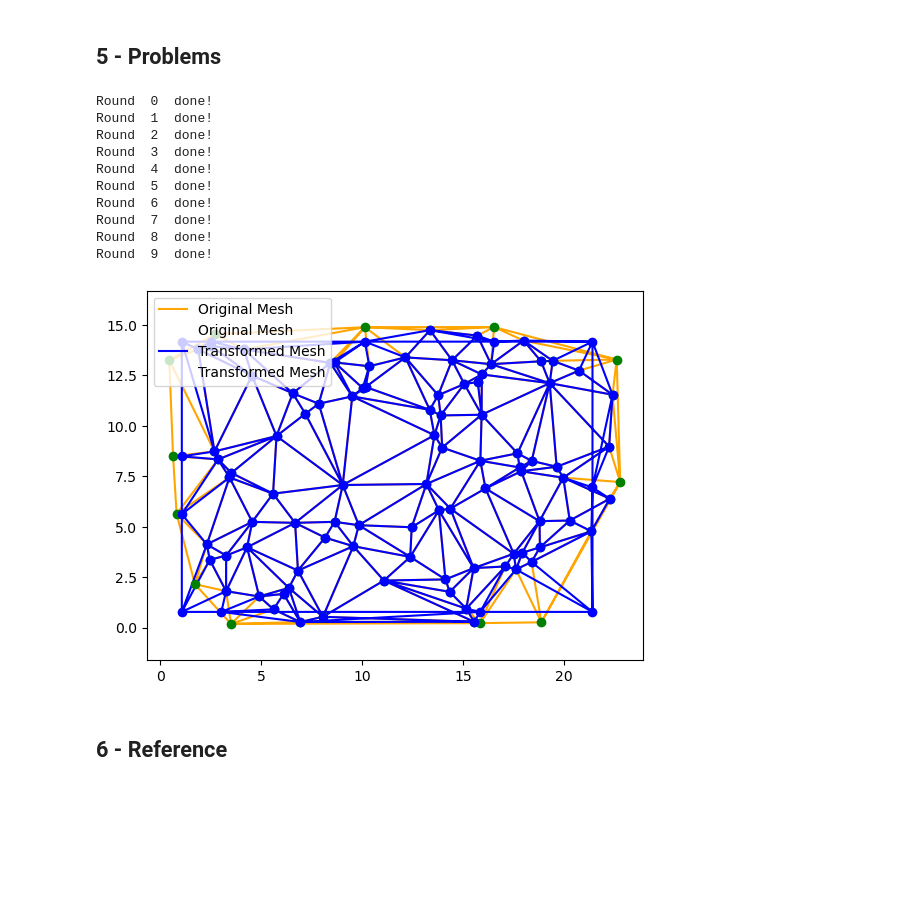
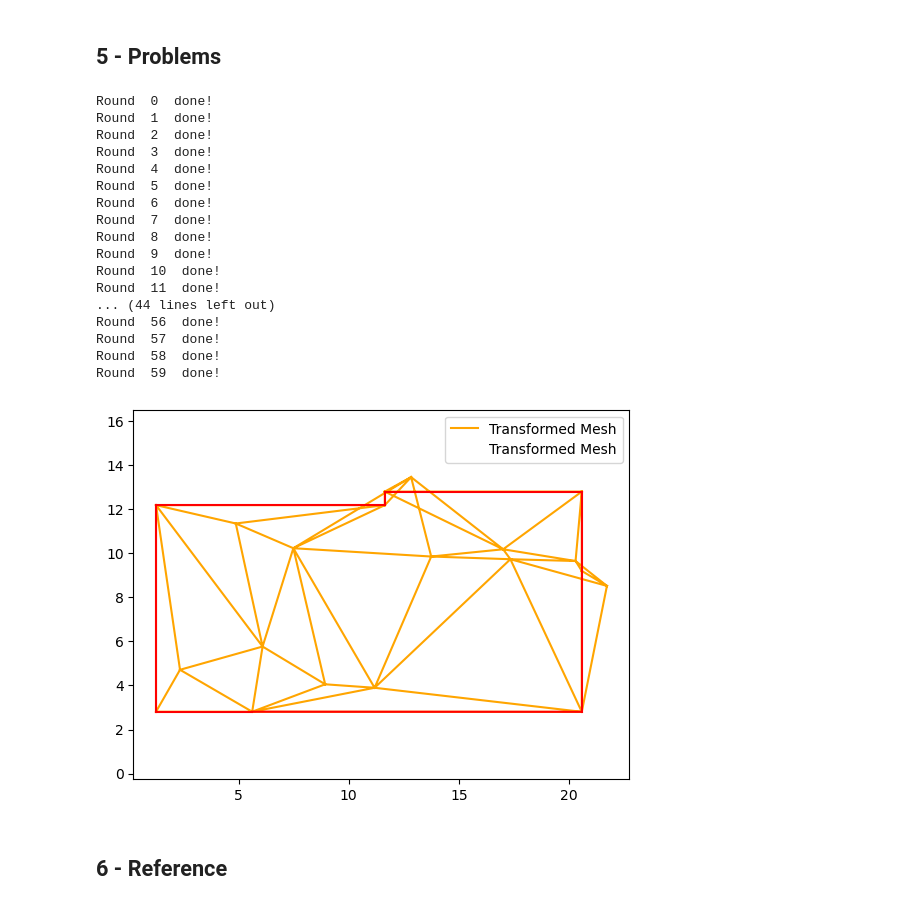
Before and after one commit to scyyc1/ED_Dissertation, a Jupyter notebook: Week 13/Week 13.ipynb, the cells around one changed output. Drawn from its saved outputs; the diff is of its cells as text; code cells hidden in the pictures; blank space fills up the shorter version.

```diff
--- a/Week 13/Week 13.ipynb
+++ b/Week 13/Week 13.ipynb
@@ -386,12 +387,17 @@ class Chen_2023:
         # Boundary angles
         E_angle = 0
         for idx_pairs in self.BV_r_BE:
-            edge1 = X[idx_pairs[0]] - X[idx_pairs[1]]
-            edge2 = X[idx_pairs[1]] - X[idx_pairs[0]]
+            p1, p2 = self.BE_r_BV[idx_pairs[0]]
+            p3, p4 = self.BE_r_BV[idx_pairs[1]]
+
+            edge1 = X[p2] - X[p1] if (p1 == p3 or p1==p4) else X[p1] - X[p2]
+            edge2 = X[p4] - X[p3] if (p3 == p1 or p3==p2) else X[p4] - X[p3]
 
             cos_theta = np.dot(edge1, edge2) / (np.linalg.norm(edge1) * np.linalg.norm(edge2))
             angle = np.arccos(np.clip(cos_theta, -1.0, 1.0))
             E_angle += self.activation(angle)
+
+#         print(E_align, E_angle)
 
         return self.lambda1*E_align + self.lambda2*E_angle
 
@@ -412,31 +418,24 @@ class Chen_2023:
         self.res = minimize(self.loss_classification, x0, options = {'maxiter': 1})
         self.solution[self.BV_r_V] = self.res.x.reshape((len(self.BV_r_V) , 2))
 
-    def visualize_initial(self, show_boundary = False):
-#         plt.plot(self.vertices[:,0], self.vertices[:,1], 'o', color='green')
-        plt.triplot(self.vertices[:,0], self.vertices[:,1], self.faces, label='Original Mesh', color='orange')
-        if show_boundary:
+    def v_plt(self, show_origin=False, save_dict=''):
+        plt.triplot(self.solution[:,0], self.solution[:,1], self.faces, label='Transformed Mesh', color='orange')
+        if show_origin:
             for edge in self.BE_r_V:
-                plt.plot(self.vertices[np.array(edge), 0], self.vertices[np.array(edge), 1], 'y-')
+                plt.plot(self.vertices[np.array(edge), 0], self.vertices[np.array(edge), 1], 'r-')
+        for edge in self.BE_r_V:
+            plt.plot(self.solution[np.array(edge), 0], self.solution[np.array(edge), 1], 'r-')
         plt.axis('equal')
         plt.legend()
-
-    def visualize_solution(self, show_boundary = False):
-#         plt.plot(self.solution[:,0], self.solution[:,1], 'o', color='blue')
-        plt.triplot(self.solution[:,0], self.solution[:,1], self.faces, label='Transformed Mesh', color='blue')
-        if show_boundary:
-            for edge in self.BE_r_V:
-                plt.plot(self.solution[np.array(edge), 0], self.solution[np.array(edge), 1], 'r-')
-        plt.axis('equal')
-        plt.legend()
-
-    def visualize(self):
-        self.visualize_initial()
-        self.visualize_solution()
+        if save_dict:
+            plt.savefig(save_dict, dpi=300)
+        plt.show()
 # %%
-test = Chen_2023(vertices, faces, max_iter = 100)
+test = Chen_2023(vertices, faces, max_iter = 100
+                 , lambda1=3
+                )
 # %%
-test.optimize(10)
+test.optimize(60)
 # %% [output]
 Round  0  done!
 Round  1  done!
@@ -448,12 +447,17 @@ Round  6  done!
 Round  7  done!
 Round  8  done!
 Round  9  done!
+Round  10  done!
+Round  11  done!
+... (44 lines left out)
+Round  56  done!
+Round  57  done!
+Round  58  done!
+Round  59  done!
 # %%
-test.optimize_fault()
+test.v_plt()
+# %% [output]
+[figure, added]
-# %%
-test.visualize()
-# %% [output]
-[figure, removed]
 # %%
 def retrieve_boundary_edges_related_vertices_2D(boundary_vertices, boundary_edges):
     BE_r_BV = []
```
Also changed, not shown: parts of 27 cells of this notebook, 14 other files.
